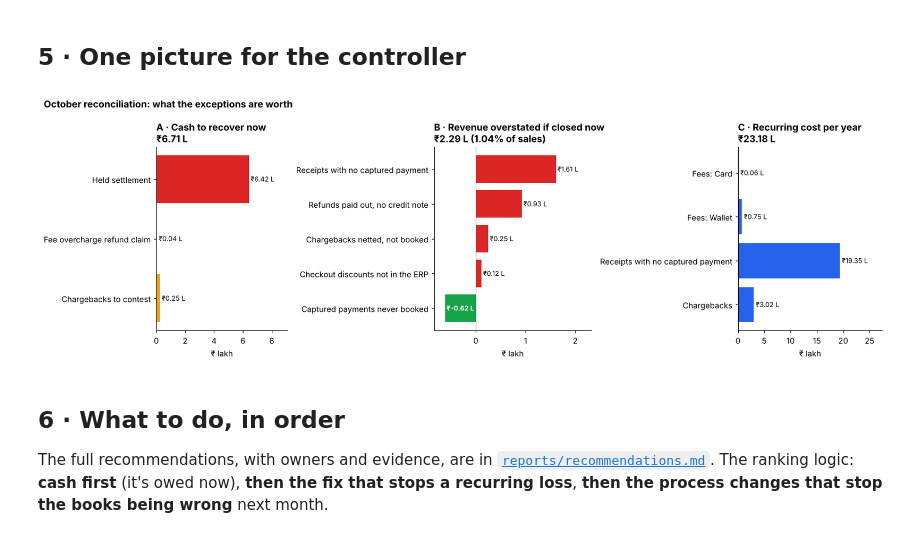
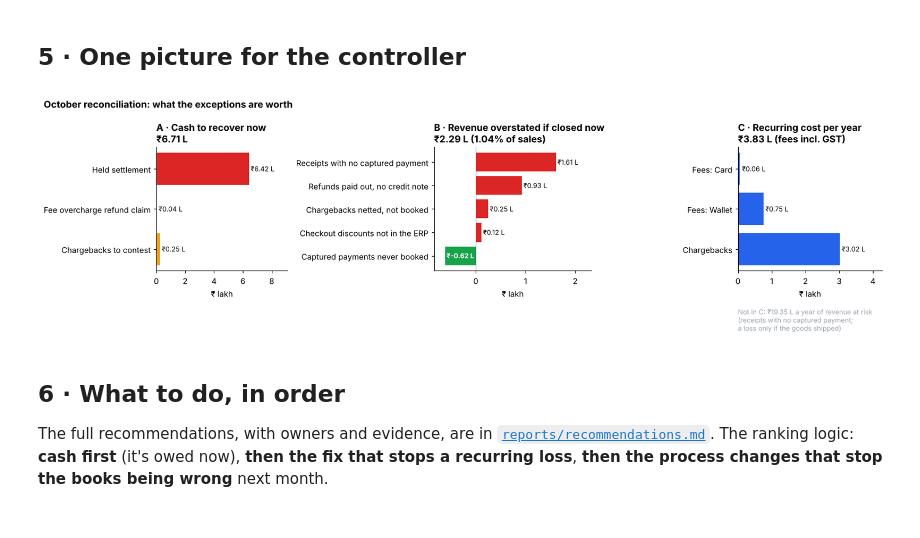
Before and after one commit to Rahman17309/transaction-reconciliation-engine, a Jupyter notebook: notebooks/06_impact.ipynb, the cells around one changed output. Cells and saved outputs as stored; diff of their text form; code cells hidden in the pictures.

Commit message:
Notebook 06: cost panel shows fees + chargebacks only, revenue at risk noted separately; annual chart retitled as exposure

```diff
--- a/notebooks/06_impact.ipynb
+++ b/notebooks/06_impact.ipynb
@@ -203,26 +204,29 @@ fig.tight_layout(); fig.savefig(IMG / "18_break_age.png", dpi=150); plt.show()
 # %%
 fig, axes = plt.subplots(1, 3, figsize=(15, 4.8), gridspec_kw={"width_ratios": [1, 1.2, 1.1]})
 def bars(ax, df, col, title, colors, scale=1e5, unit="₹ lakh"):
     df = df.iloc[::-1]
     ax.barh(df.line.str.replace(r" \(.*\)", "", regex=True).str.replace("Fee overcharge at current rates: ", "Fees: "),
             df[col] / scale, color=colors[::-1])
     for i, v in enumerate(df[col]):
         if v >= 0:
             ax.text(v / scale + 0.02 * abs(df[col]).max() / scale, i, lakh(v), va="center", ha="left", fontsize=8.5)
         else:  # label inside a negative bar so it doesn't collide with the category name
             ax.text(v / scale / 2, i, lakh(v), va="center", ha="center", fontsize=8.5, color="white", fontweight="bold")
     ax.set_title(title, loc="left"); ax.set_xlabel(unit); ax.axvline(0, color=INK, lw=.6)
 A = lines[lines.section == "A"]; B = lines[lines.section == "B"]
 C = lines[(lines.section == "C") & lines.annual_inr.notna()]
+D = lines[lines.section == "D"]
 bars(axes[0], A, "month_inr", f"A · Cash to recover now\n{lakh(s.cash_to_recover)}", [WARN, AMBER, AMBER])
 bars(axes[1], B, "month_inr", f"B · Revenue overstated if closed now\n{lakh(s.net_revenue_overstatement)} ({s.overstatement_share:.2%} of sales)",
      [WARN if v > 0 else OK for v in B.month_inr])
-bars(axes[2], C, "annual_inr", f"C · Recurring cost per year\n{lakh(C.annual_inr.sum())}", [ACCENT] * len(C))
+bars(axes[2], C, "annual_inr", f"C · Recurring cost per year\n{lakh(C.annual_inr.sum())} (fees incl. GST)", [ACCENT] * len(C))
 for ax in axes: ax.set_xlim(left=min(0, ax.get_xlim()[0] * 1.15), right=ax.get_xlim()[1] * 1.35)
+axes[2].text(0, -0.3, f"Not in C: {lakh(D.annual_inr.sum())} a year of revenue at risk\n(receipts with no captured payment;\na loss only if the goods shipped)",
+             transform=axes[2].transAxes, fontsize=8.5, color=MUTED, va="top")
 fig.suptitle("October reconciliation: what the exceptions are worth", fontweight="bold", x=.01, ha="left")
 fig.tight_layout(); fig.savefig(IMG / "15_impact_overview.png", dpi=150); plt.show()
 # %% [output]
-[figure, old version]
+[figure, new version]
 # %% [markdown]
 ## 6 · What to do, in order
 
```
Also changed, not shown: parts of 7 cells of this notebook, 2 other files.
